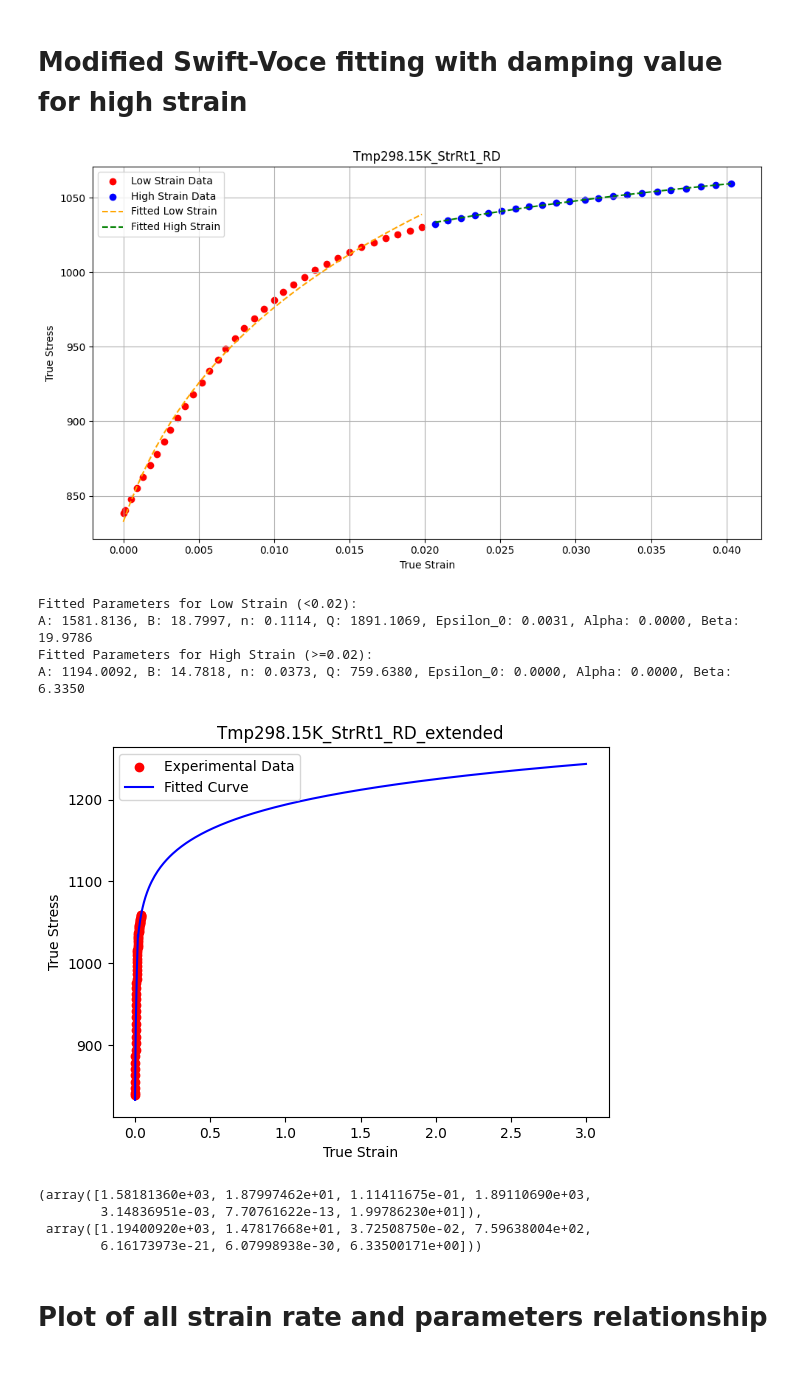
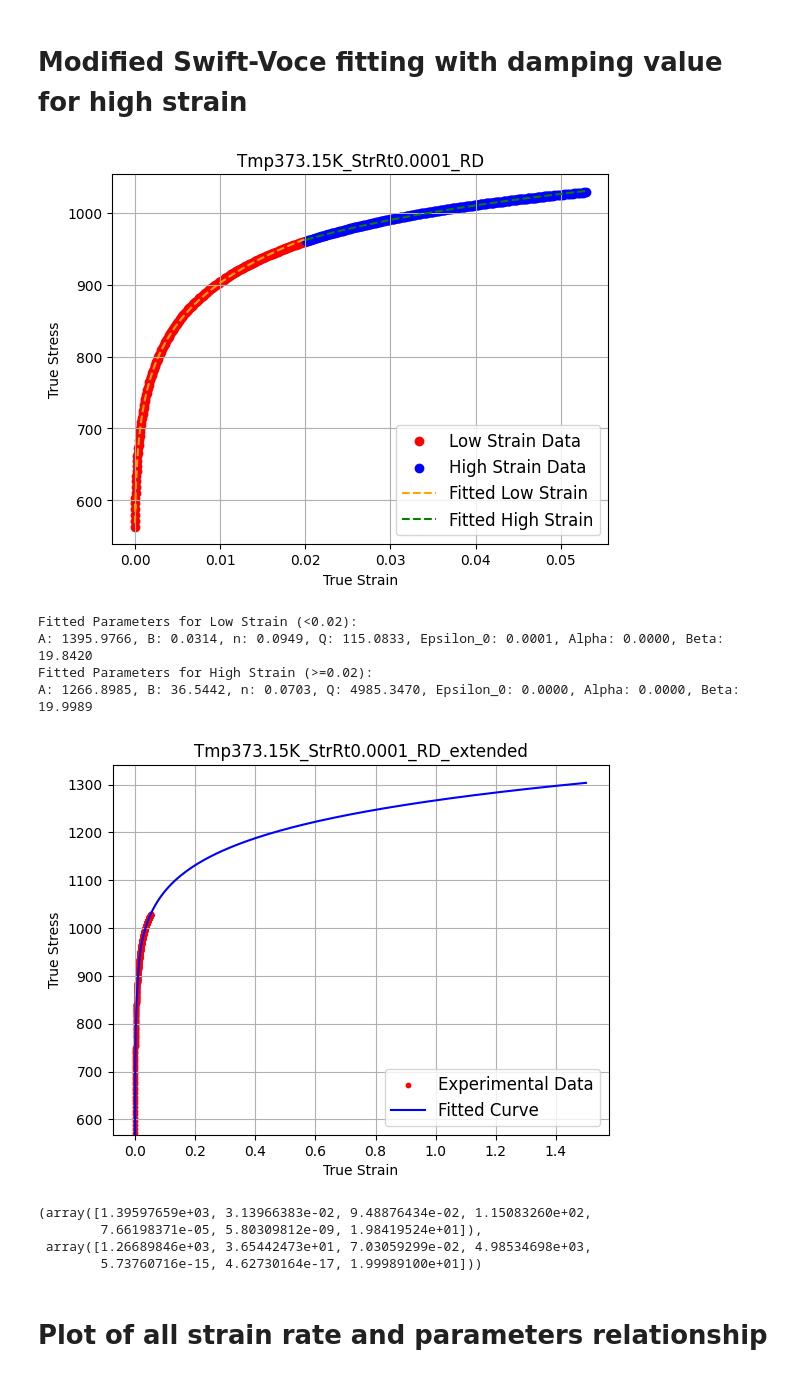
Before and after one commit to meiannnnn/coe-final-project, a Jupyter notebook: sv_fitting.ipynb, the cells around one changed output. Drawn from its saved outputs; the diff is of its cells as text; code cells hidden in the pictures.

Commit message:
modify flow curve

```diff
--- a/sv_fitting.ipynb
+++ b/sv_fitting.ipynb
@@ -126,7 +185,7 @@ def analyze_msv_fit(file_path, strain_column, stress_column, title, initial_gues
         initial_guess = [1500, 20, 0.2, 2000, 0.02, 0.3, 5] # Default values if not provided
 
     # Adjusted bounds to limit parameter values
-    bounds = ([500, 0, 0, 500, 0, 0, 0], [5000, 50, 1, 5000, 0.2, 1, 20])
+    bounds = ([0, 0, 0, 0, 0, 0, 0], [5000, 50, 1, 5000, 0.2, 1, 20])
 
     # Separate data into low and high strain regions
     low_strain = strain[strain < 0.02]
@@ -150,7 +209,6 @@ def analyze_msv_fit(file_path, strain_column, stress_column, title, initial_gues
     fitted_high_stress = modified_swift_voce(high_strain, *params_high)
 
     # Plot experimental and fitted curves
-    plt.figure(figsize=(10, 6))
     plt.scatter(low_strain, low_stress, label='Low Strain Data', color='red')
     plt.scatter(high_strain, high_stress, label='High Strain Data', color='blue')
     plt.plot(low_strain, fitted_low_stress, color='orange', linestyle='--', label='Fitted Low Strain')
@@ -159,9 +217,8 @@ def analyze_msv_fit(file_path, strain_column, stress_column, title, initial_gues
     plt.xlabel('True Strain')
     plt.ylabel('True Stress')
     plt.title(title)
-    plt.legend()
+    plt.legend(fontsize='large')
     plt.grid(True)
-    plt.tight_layout()
     plt.show()
 
     # Print fitted parameters for both regions
@@ -172,46 +229,52 @@ def analyze_msv_fit(file_path, strain_column, stress_column, title, initial_gues
 
     print(f'Fitted Parameters for High Strain (>=0.02):\n'
           f'A: {params_high[0]:.4f}, B: {params_high[1]:.4f}, n: {params_high[2]:.4f}, '
           f'Q: {params_high[3]:.4f}, Epsilon_0: {params_high[4]:.4f}, '
           f'Alpha: {params_high[5]:.4f}, Beta: {params_high[6]:.4f}')
 
     extended_strain = pd.read_csv("data/strain_extended.csv")['strain']
+    extended_strain = extended_strain[extended_strain <= 1.5]
     low_stress = modified_swift_voce(extended_strain[extended_strain < 0.02], *params_low)
     high_stress = modified_swift_voce(extended_strain[extended_strain >= 0.02], *params_high)
     extended_stress = np.concatenate((low_stress, high_stress))
-    plt.scatter(strain, stress, label='Experimental Data', color='red')
+    plt.scatter(strain, stress, label='Experimental Data', color='red', s=10)
     plt.plot(extended_strain, extended_stress, label='Fitted Curve', color='blue')
     plt.xlabel('True Strain')
     plt.ylabel('True Stress')
     plt.title(f"{title}_extended")
-    plt.legend()
+    plt.legend(fontsize='large')
+    plt.ylim(bottom=min(extended_stress))
+    plt.grid(True)
     plt.show()
 
+    '''
     # Create a DataFrame to save the results
     df = pd.DataFrame({
         'Strain': extended_strain,
         'Stress': extended_stress
     })
 
     # Save the DataFrame to a CSV file
     output_file_path = f"extended_curve/{title}.csv"  # Adjust the filename as needed
     df.to_csv(output_file_path, index=False)
+    '''
     return params_low, params_high
 
 condition = 'Tmp298.15K_StrRt1_RD'
 #condition = 'Tmp473.15K_StrRt0.1_RD'
-analyze_msv_fit('data/Exp_FC_StrRtDpn_TmpDpn_Tmp298.csv', condition + '_E', condition + '_S', condition)
+condition = 'Tmp373.15K_StrRt0.0001_RD'
+analyze_msv_fit('data/Exp_FC_StrRtDpn_TmpDpn_Tmp373.csv', condition + '_E', condition + '_S', condition)
 # %% [output]
-[figure, old version]
+[figure, new version]
 Fitted Parameters for Low Strain (<0.02):
-A: 1581.8136, B: 18.7997, n: 0.1114, Q: 1891.1069, Epsilon_0: 0.0031, Alpha: 0.0000, Beta: 19.9786
+A: 1395.9766, B: 0.0314, n: 0.0949, Q: 115.0833, Epsilon_0: 0.0001, Alpha: 0.0000, Beta: 19.8420
 Fitted Parameters for High Strain (>=0.02):
-A: 1194.0092, B: 14.7818, n: 0.0373, Q: 759.6380, Epsilon_0: 0.0000, Alpha: 0.0000, Beta: 6.3350
+A: 1266.8985, B: 36.5442, n: 0.0703, Q: 4985.3470, Epsilon_0: 0.0000, Alpha: 0.0000, Beta: 19.9989
-[figure, old version]
+[figure, new version]
-(array([1.58181360e+03, 1.87997462e+01, 1.11411675e-01, 1.89110690e+03,
-        3.14836951e-03, 7.70761622e-13, 1.99786230e+01]),
- array([1.19400920e+03, 1.47817668e+01, 3.72508750e-02, 7.59638004e+02,
-        6.16173973e-21, 6.07998938e-30, 6.33500171e+00]))
+(array([1.39597659e+03, 3.13966383e-02, 9.48876434e-02, 1.15083260e+02,
+        7.66198371e-05, 5.80309812e-09, 1.98419524e+01]),
+ array([1.26689846e+03, 3.65442473e+01, 7.03059299e-02, 4.98534698e+03,
+        5.73760716e-15, 4.62730164e-17, 1.99989100e+01]))
 # %% [markdown]
 # Plot of all strain rate and parameters relationship
 # %%
```
Also changed, not shown: parts of 5 cells of this notebook, 1 other file.
